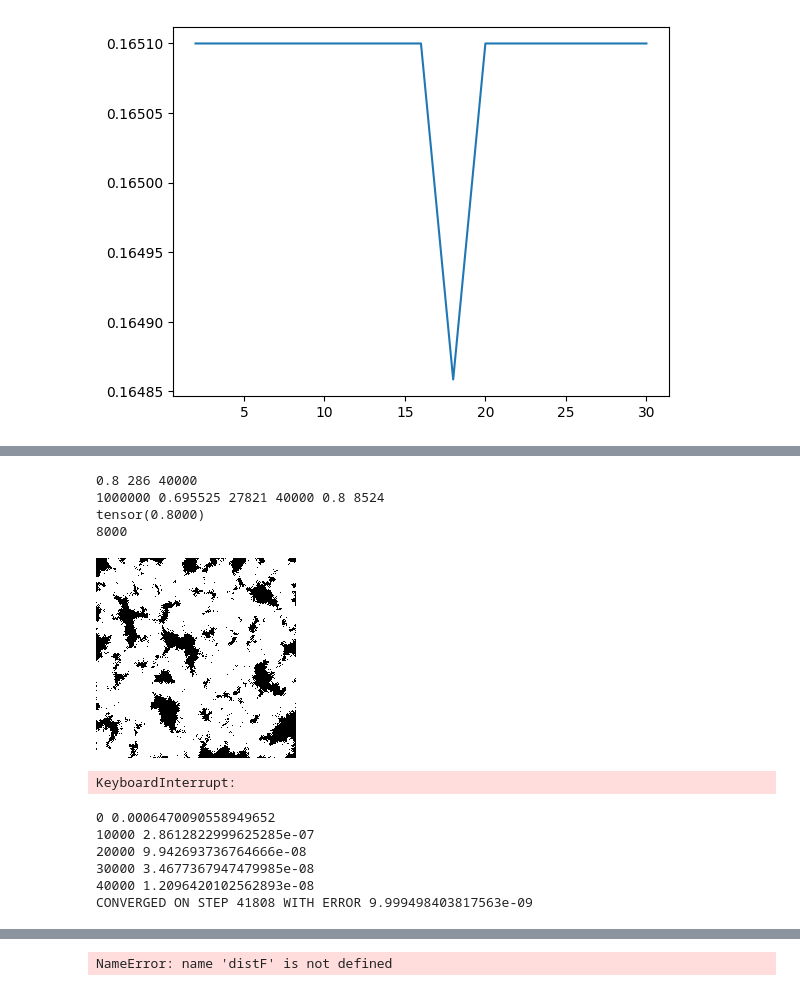
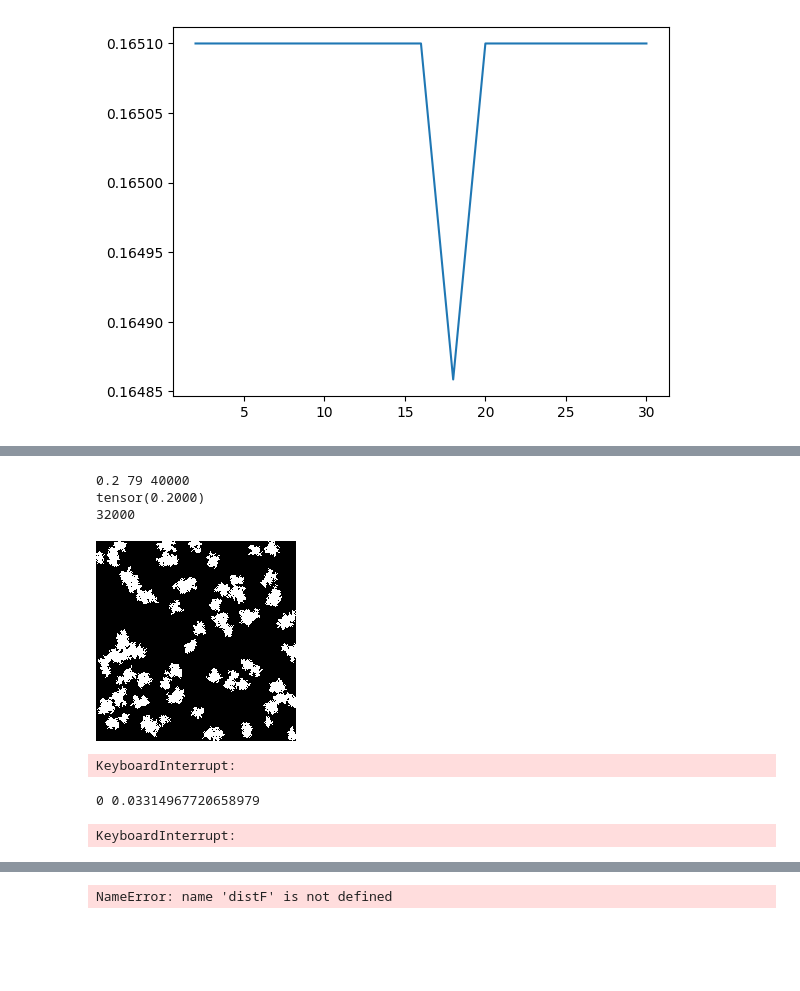
Before and after one commit to AadiDev005/Paraffin-EG-Model, a Jupyter notebook: dataset_generator.ipynb, the cells around one changed output, grey strips where cells are left out. Drawn from its saved outputs; the diff is of its cells as text; code cells hidden in the pictures; blank space fills up the shorter version.

Commit message:
Updated LBM to account for velocity

```diff
--- a/dataset_generator.ipynb
+++ b/dataset_generator.ipynb
@@ -245,17 +245,16 @@ import cProfile
 # grid=[[1]*160 for i in range(160)]
 # grid=generateSample3(160, 160, (random.random()%0.0005)+0.001, 0.05, 4.5)
 # %%
-grid=generateSampleFromPaper(200, 200, 0.01, 0.8)
+grid=generateSampleFromPaper(200, 200, 0.01, 0.2)
 grid_tensor=torch.tensor(grid, dtype=torch.float32)
 print(torch.sum(grid_tensor)/(200*200))
 print(len(torch.nonzero(grid_tensor==0)))
 display(tensorToImageTransform(grid_tensor))
 # %% [output]
-0.8 286 40000
-1000000 0.695525 27821 40000 0.8 8524
-tensor(0.8000)
-8000
+0.2 79 40000
+tensor(0.2000)
+32000
-[figure, old version]
+[figure, new version]
 # %%
 def shift(array, shift_x, shift_y):
     shifted_array=np.copy(array)
@@ -347,8 +346,8 @@ def lbmQ9(grid, paraffinRelaxationTime=0.59567, saturatedEGRelaxationTime=1.2764
     if type(grid) is list:
         grid=np.array(grid)
     rows, cols=grid.shape
-    tHot=293
-    tCold=283
+    tHot=10
+    tCold=0
     parRelaxTime=paraffinRelaxationTime
     satEGRelaxTime=saturatedEGRelaxationTime
     dirs=[[1,0],[0,1],[-1,0],[0,-1],[1,1],[1,-1],[-1,1],[-1,-1]]
@@ -362,7 +361,7 @@ def lbmQ9(grid, paraffinRelaxationTime=0.59567, saturatedEGRelaxationTime=1.2764
         if dirs[dir][1]!=0:
             bounceMap[dir,:,(dirs[dir][1]*+1)//-2]=False
     bounceRate=0.001
-    bounceMap=bounceMap.astype(np.float32)*np.where(grid==1, 3.33e-7, 3.33e-7)
+    bounceMap=bounceMap.astype(np.float32)*np.where(grid==1, 0, 0)
     T[:,0]=tHot
     T[:,-1]=tCold
     omegas=np.array([1/6, 1/6, 1/6, 1/6, 1/12, 1/12, 1/12, 1/12])
@@ -370,7 +369,7 @@ def lbmQ9(grid, paraffinRelaxationTime=0.59567, saturatedEGRelaxationTime=1.2764
     distF[:,:,:]=T[:,:]
     distF*=omegas[:,None,None]
     tolerance=1e-8
-    for i in range(1000000):
+    for i in range(10000000):
         T_old=T.copy()
 
         T=np.sum(distF, axis=0)
@@ -414,18 +413,16 @@ def lbmQ9(grid, paraffinRelaxationTime=0.59567, saturatedEGRelaxationTime=1.2764
             print("CONVERGED ON STEP", i, "WITH ERROR", error)
             break
     # Calculate thermal conductivity
+    deltaT=tHot-tCold
+    velocity=3e8
+    qFlux=np.sum(velocity*(distF[1]+distF[4]+distF[6]+distF[0]-distF[3]-distF[5]-distF[7]-distF[2])*(tauMap-0.5)/tauMap)
+    cond=2e-4*qFlux/(deltaT*rows*cols)
     # deltaT=tHot-tCold
-    # qFlux=np.sum((distF[1]-distF[3])*(tauMap-0.5)/tauMap)
-    # cond=1000*qFlux/(deltaT*rows*cols)
-    deltaT=tHot-tCold
-    qFlux=(np.sum(distF[1])+np.sum(distF[4])+np.sum(distF[6])+np.sum(distF[0])-np.sum(distF[3])-np.sum(distF[5])-np.sum(distF[7])-np.sum(distF[2]))*(np.mean(tauMap)-0.5)/np.mean(tauMap)
-    cond=1000*qFlux/(deltaT*rows*cols)
+    # qFlux=(velocity*(np.sum(distF[1])+np.sum(distF[0])-np.sum(distF[2])-np.sum(distF[3]))+velocity*(-np.sum(distF[5])-np.sum(distF[7])+np.sum(distF[4])+np.sum(distF[6])))*(np.mean(tauMap)-0.5)/np.mean(tauMap)
+    # cond=2e-4*qFlux/(deltaT*rows*cols)
     return cond, T
-condQ9, TQ9=lbmQ9(grid, 0.59567, 113.69)
+# condQ9, TQ9=lbmQ9(grid, 0.59567, 113.69)
+condQ9, TQ9=lbmQ9(grid, 1, 0.505)
 # %% [output]
-0 0.0006470090558949652
-10000 2.8612822999625285e-07
-20000 9.942693736764666e-08
-30000 3.4677367947479985e-08
-40000 1.2096420102562893e-08
-CONVERGED ON STEP 41808 WITH ERROR 9.999498403817563e-09
+0 0.03314967720658979
+KeyboardInterrupt:
```
Also changed, not shown: parts of 9 cells of this notebook.
